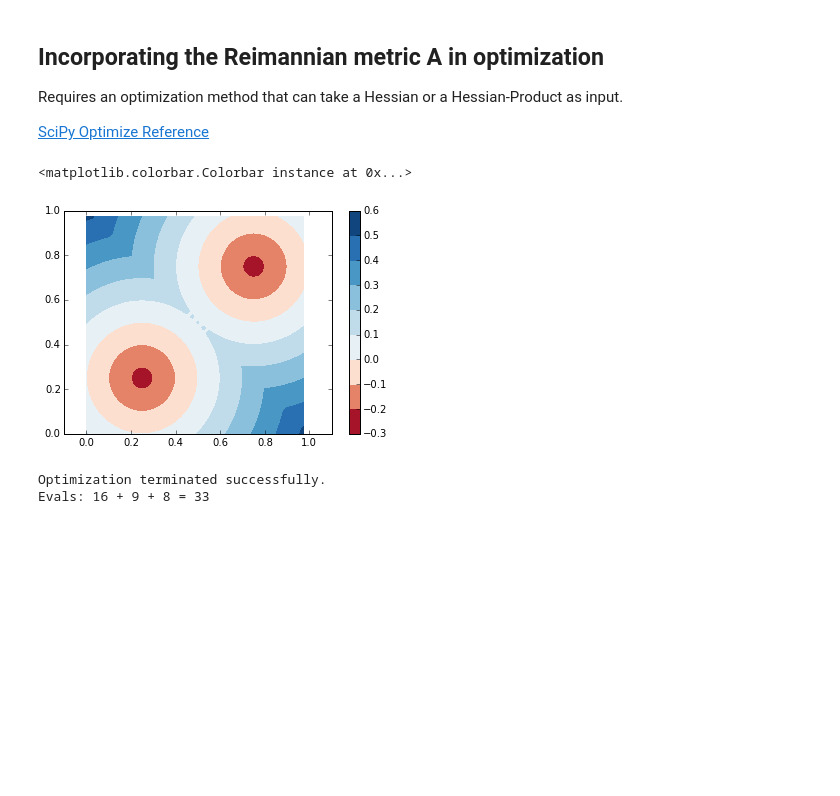
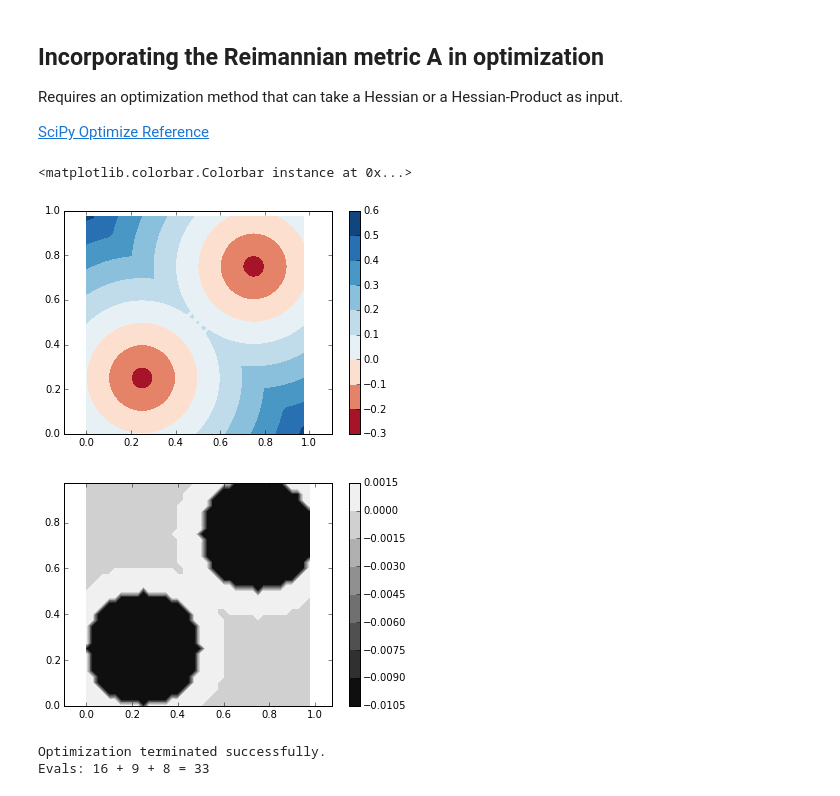
Before and after one commit to siddhss5/notebooks, a Jupyter notebook: FunctionalGradientOptimization.ipynb, the cells around one changed output. Saved outputs shown, nothing was run; the diff lists cells and outputs as text; code cells hidden in the pictures; blank space fills up the shorter version.

```diff
--- a/FunctionalGradientOptimization.ipynb
+++ b/FunctionalGradientOptimization.ipynb
@@ -31,6 +31,14 @@ class SphereSDF(object):
     def sdfgrad(self, p):
         i = np.argmin([s.sdf(p) for s in self.spheres])
         return self.spheres[i].sdfgrad(p)
+# %%
+def c(sdf, eps, k):
+    if (sdf > eps):
+        return 0.
+    elif (sdf > 0.):
+        return (k/2)*(sdf - eps)**2
+    else:
+        return k*eps*((eps/2) - 1)
 # %%
 spheres = [Sphere(np.asarray([0.25, 0.25]), 0.25)]
 spheres.append(Sphere(np.asarray([0.75, 0.75]), 0.25))
@@ -51,18 +58,27 @@ class MidpointNormalize(Normalize):
 # %%
 delta = 0.025
 x = np.arange(0, 1.0, delta)
 y = np.arange(0, 1.0, delta)
 X, Y = np.meshgrid(x, y)
 pts = np.vstack((X.flatten(), Y.flatten())).T
 Z = np.asarray([sdf.sdf(p) for p in pts])
+eps = 0.1
+k = 0.1
+C = np.asarray([c(z, eps, k) for z in Z])
 Z = Z.reshape(X.shape)
+C = C.reshape(X.shape)
 norm = MidpointNormalize(midpoint=0.)
 CS = plt.contourf(X, Y, Z, norm=norm, cmap=plt.cm.RdBu)
 plt.axis('equal')
 plt.colorbar()
+plt.figure()
+plt.axis('equal')
+CS = plt.contourf(X, Y, C, cmap=plt.cm.gray)
+plt.colorbar()
 # %% [output]
 <matplotlib.colorbar.Colorbar instance at 0x...>
 [figure]
+[figure, added]
 # %%
 def unflat(x, ndim, xs, xt):
     xall = x.reshape(x.shape[0]/ndim,ndim)
```
Also changed, not shown: parts of 2 cells of this notebook.
